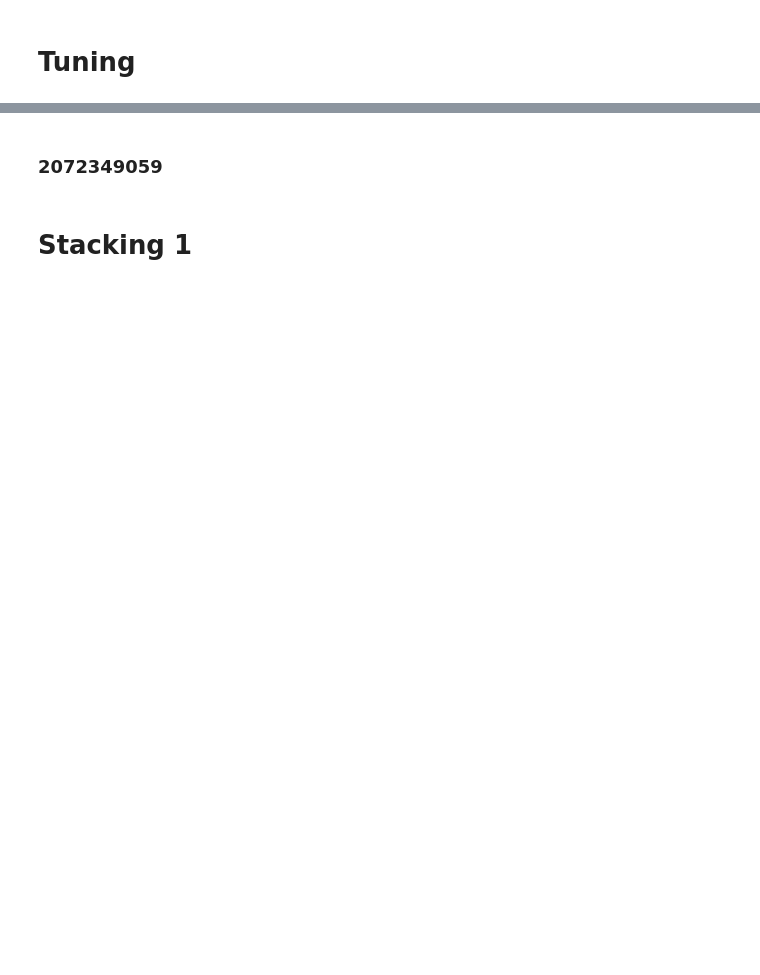
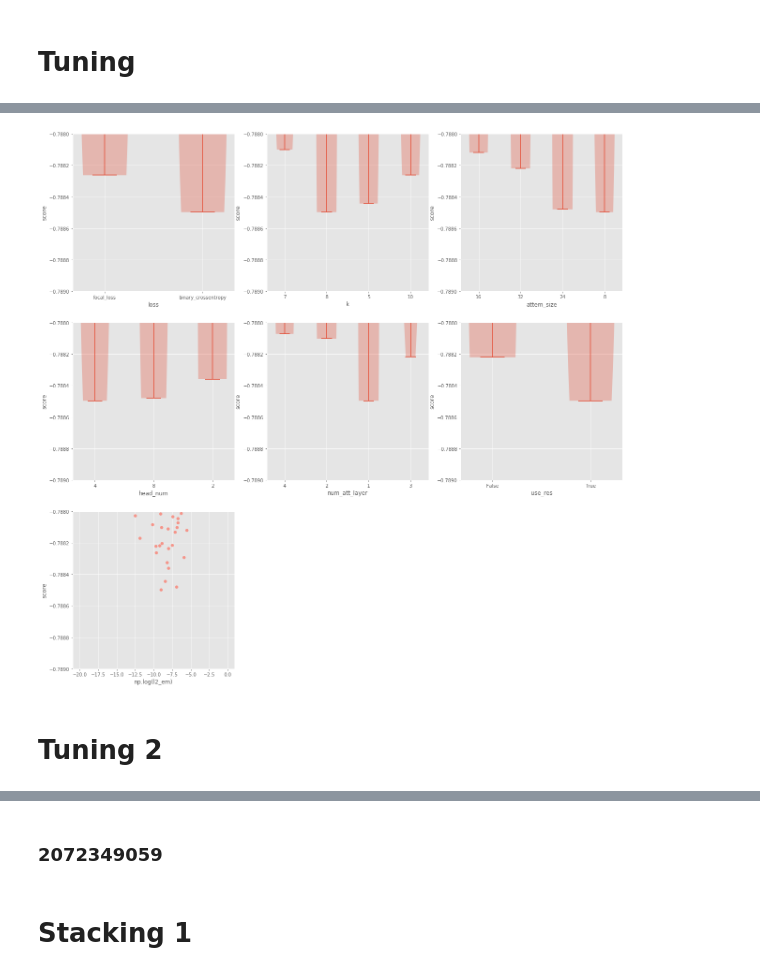
Before and after one commit to chamhoo/cfec2, a Jupyter notebook: main/main_7_autoint.ipynb, the cells around one changed output, grey strips where cells are left out. Drawn from its saved outputs; the diff is of its cells as text; code cells hidden in the pictures; blank space fills up the shorter version.

```diff
--- a/main/main_7_autoint.ipynb
+++ b/main/main_7_autoint.ipynb
@@ -209,22 +216,20 @@ folds 4 is done, score is 0.7854664177974153
 # %% [markdown]
 # Tuning
 # %%
-%matplotlib qt5
-
 batch_size = 8192
 epochs = 100
 nflod = 5
 
 # fit param
 
-clr = CyclicLR(base_lr=0.1**(3.5),
-               max_lr = 0.1**(2.5),
+clr = CyclicLR(base_lr=0.1**(4),
+               max_lr = 0.1**(3),
                step_size= int(4.0*(train_df.shape[0]*((nflod-1)/nflod)) / batch_size),
                mode='triangular2',
                gamma=1.0)
 
 es = tf.keras.callbacks.EarlyStopping(monitor='val_AUC',
-                                      patience=3,
+                                      patience=2,
                                       mode='max',
                                       restore_best_weights=True)
 
@@ -252,9 +257,11 @@ model_fix_param = {'vocabulary_size':ecd.get_vocabulary(),
 ss = {
     'loss': (hp.choice, ('binary_crossentropy', 'focal_loss')),
     'k': (hp.choice, (5, 7, 8, 10)),
-    'num_cross': (hp.choice, (1, 2, 3 ,4)),
-    'l2_em': (hp.loguniform, (-20, 0)),
-    'l2_cross': (hp.loguniform, (-20, 0))}
+    'attem_size': (hp.choice, (8, 16, 24, 32)),
+    'head_num': (hp.choice, (2, 4, 8)),
+    'num_att_layer': (hp.choice, (1, 2, 3 ,4)),
+    'use_res': (hp.choice, (True, False)),
+    'l2_em': (hp.loguniform, (-20, 0))}
 
 # cv get score
 def neg_auc(y_true, y_pred):
@@ -266,7 +273,7 @@ gs = CVGetScore(x=[idx, val],
                 split_method=StratifiedKFold,
                 nfolds=nflod,
                 random_state=2333,
-                model=dcn,
+                model=auto_int,
                 cv_fit_params=cv_fit_param,
                 model_fix_params=model_fix_param,
                 model_search_space=ss)
@@ -282,3 +337,7 @@ log.sort_values('score').tail(20)
 # %%
 %matplotlib inline
-tuning.log.plot(score_interval=[-0.789, -0.787])
+tuning.log.plot(score_interval=[-0.789, -0.788])
+# %% [output]
+[figure, added]
+# %% [markdown]
+# Tuning 2
```
Also changed, not shown: parts of 22 cells of this notebook, 1 other file.
